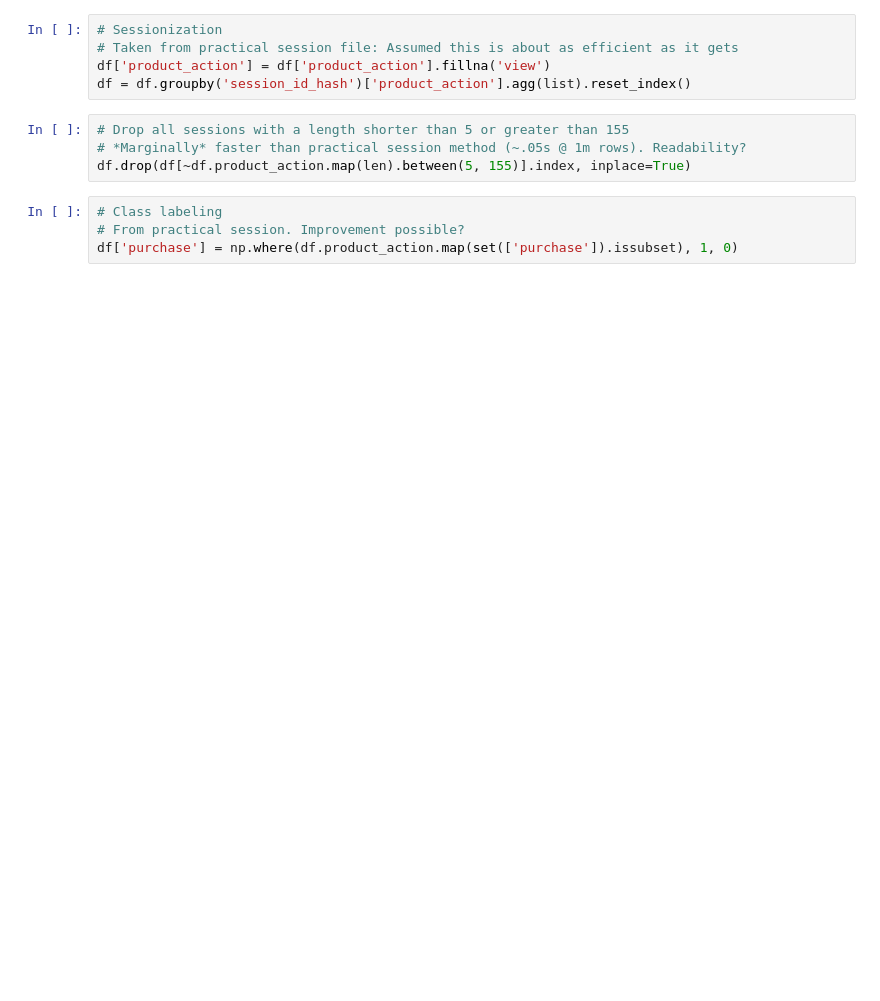
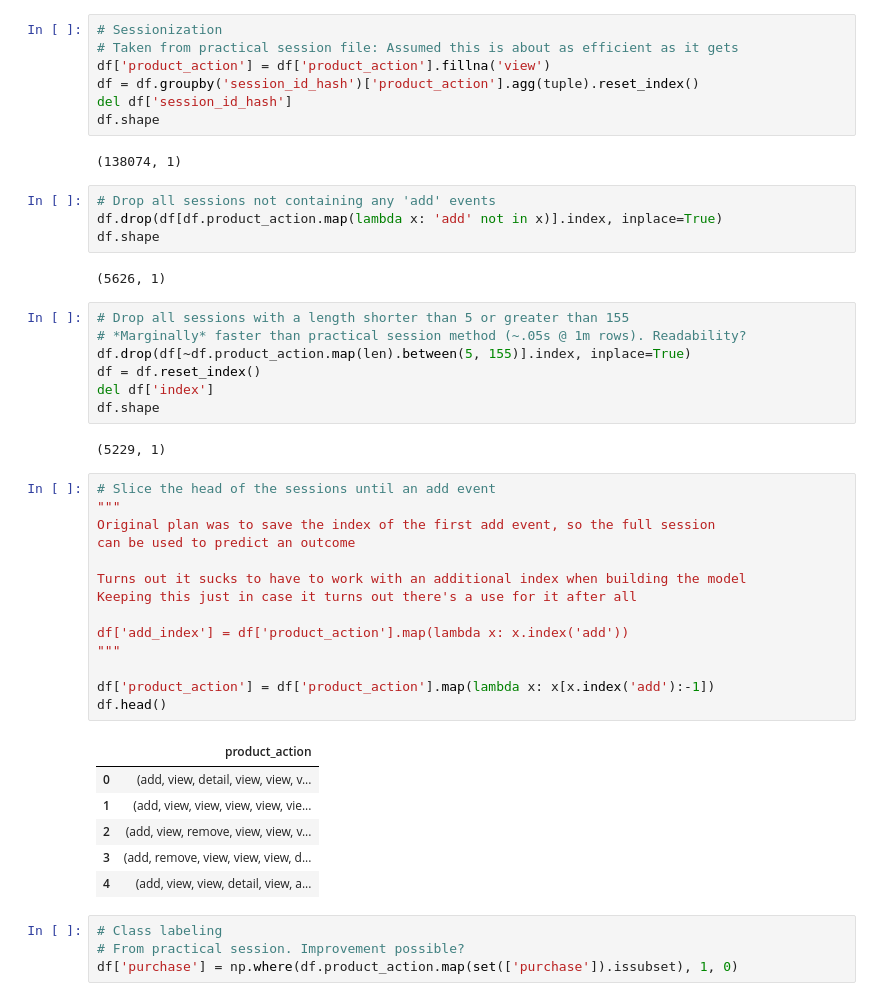
Before and after one commit to TomasVanDenBoom/ACD, a Jupyter notebook: Preprocessing.ipynb, the cells around one changed output. Saved outputs shown, nothing was run; the diff lists cells and outputs as text; blank space fills up the shorter version.

```diff
--- a/Preprocessing.ipynb
+++ b/Preprocessing.ipynb
@@ -14,11 +23,47 @@ df.head()
 # Sessionization
 # Taken from practical session file: Assumed this is about as efficient as it gets
 df['product_action'] = df['product_action'].fillna('view')
-df = df.groupby('session_id_hash')['product_action'].agg(list).reset_index()
+df = df.groupby('session_id_hash')['product_action'].agg(tuple).reset_index()
+del df['session_id_hash']
+df.shape
+# %% [output]
+(138074, 1)
+# %%
+# Drop all sessions not containing any 'add' events
+df.drop(df[df.product_action.map(lambda x: 'add' not in x)].index, inplace=True)
+df.shape
+# %% [output]
+(5626, 1)
 # %%
 # Drop all sessions with a length shorter than 5 or greater than 155
 # *Marginally* faster than practical session method (~.05s @ 1m rows). Readability?
 df.drop(df[~df.product_action.map(len).between(5, 155)].index, inplace=True)
+df = df.reset_index()
+del df['index']
+df.shape
+# %% [output]
+(5229, 1)
+# %%
+# Slice the head of the sessions until an add event
+"""
+Original plan was to save the index of the first add event, so the full session
+can be used to predict an outcome
+
+Turns out it sucks to have to work with an additional index when building the model
+Keeping this just in case it turns out there's a use for it after all
+
+df['add_index'] = df['product_action'].map(lambda x: x.index('add'))
+"""
+
+df['product_action'] = df['product_action'].map(lambda x: x[x.index('add'):-1])
+df.head()
+# %% [output]
+|  | product_action |
+| 0 | (add, view, detail, view, view, v... |
+| 1 | (add, view, view, view, view, vie... |
+| 2 | (add, view, remove, view, view, v... |
+| 3 | (add, remove, view, view, view, d... |
+| 4 | (add, view, view, detail, view, a... |
 # %%
 # Class labeling
 # From practical session. Improvement possible?
```
Also changed, not shown: parts of 6 cells of this notebook.
